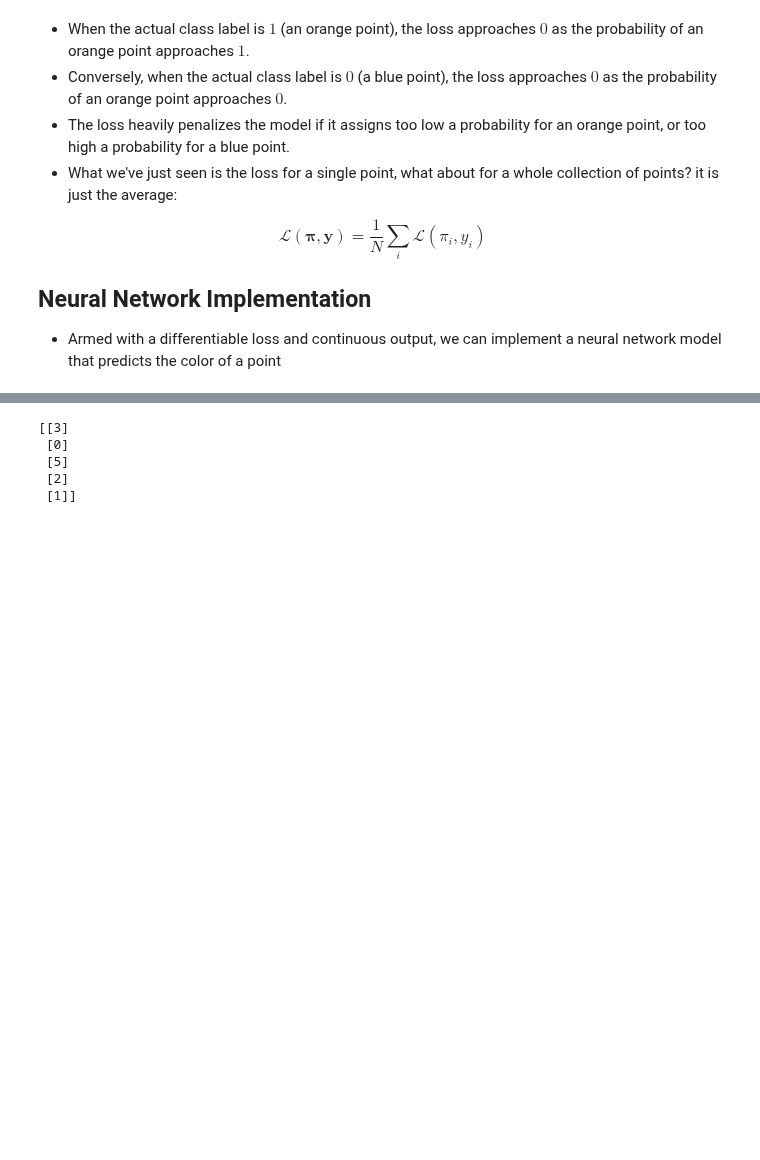
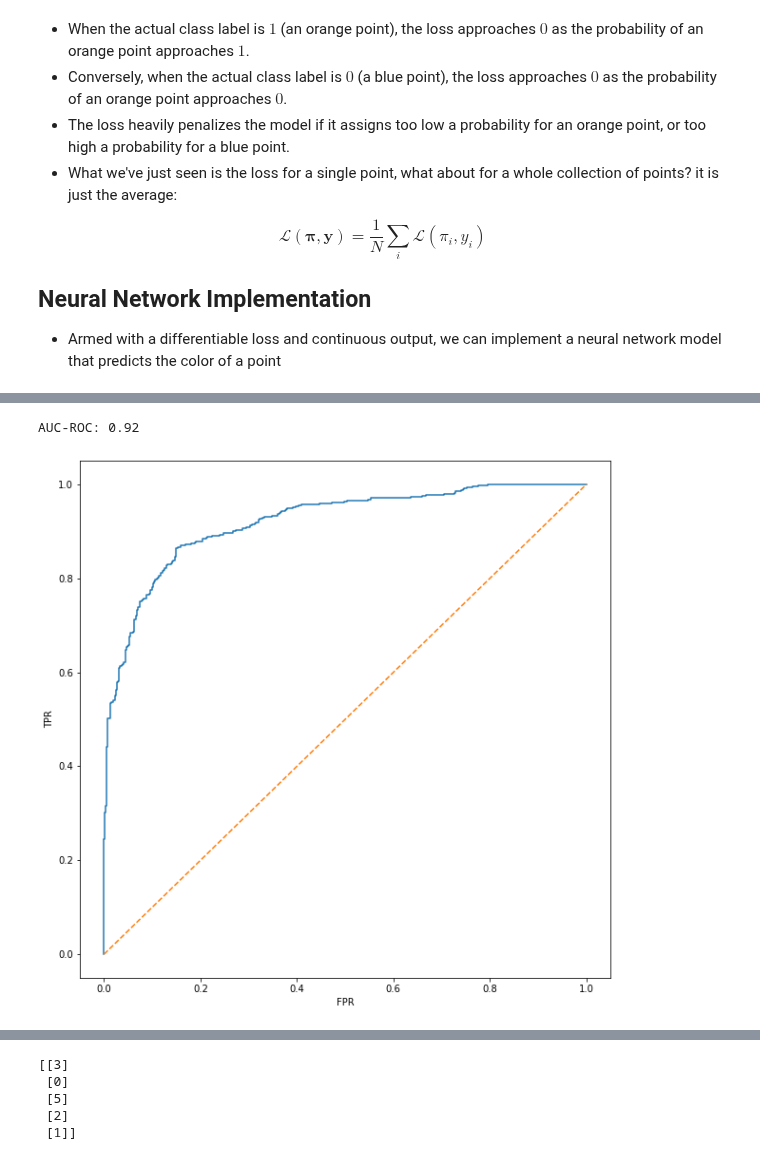
Before and after one commit to KISRDevelopment/nn_course, a Jupyter notebook: classification.ipynb, the cells around one changed output, grey strips where cells are left out. Saved outputs shown, nothing was run; the diff lists cells and outputs as text; code cells hidden in the pictures; blank space fills up the shorter version.

```diff
--- a/classification.ipynb
+++ b/classification.ipynb
@@ -188 +226,14 @@ f.colorbar(cp)
+# %%
+fpr, tpr,_ = sklearn.metrics.roc_curve(y, pi)
+
+f, ax = plt.subplots(1, 1, figsize=(10, 10))
+ax.plot(fpr, tpr)
+ax.plot(fpr, fpr, linestyle='dashed')
+ax.set_xlabel('FPR')
+ax.set_ylabel('TPR')
+auc_roc = sklearn.metrics.roc_auc_score(y, pi)
+print("AUC-ROC: %0.2f" % auc_roc)
+# %% [output]
+AUC-ROC: 0.92
+[figure, added]
 # %% [markdown]
```
Also changed, not shown: parts of 13 cells of this notebook, 7 other files.
